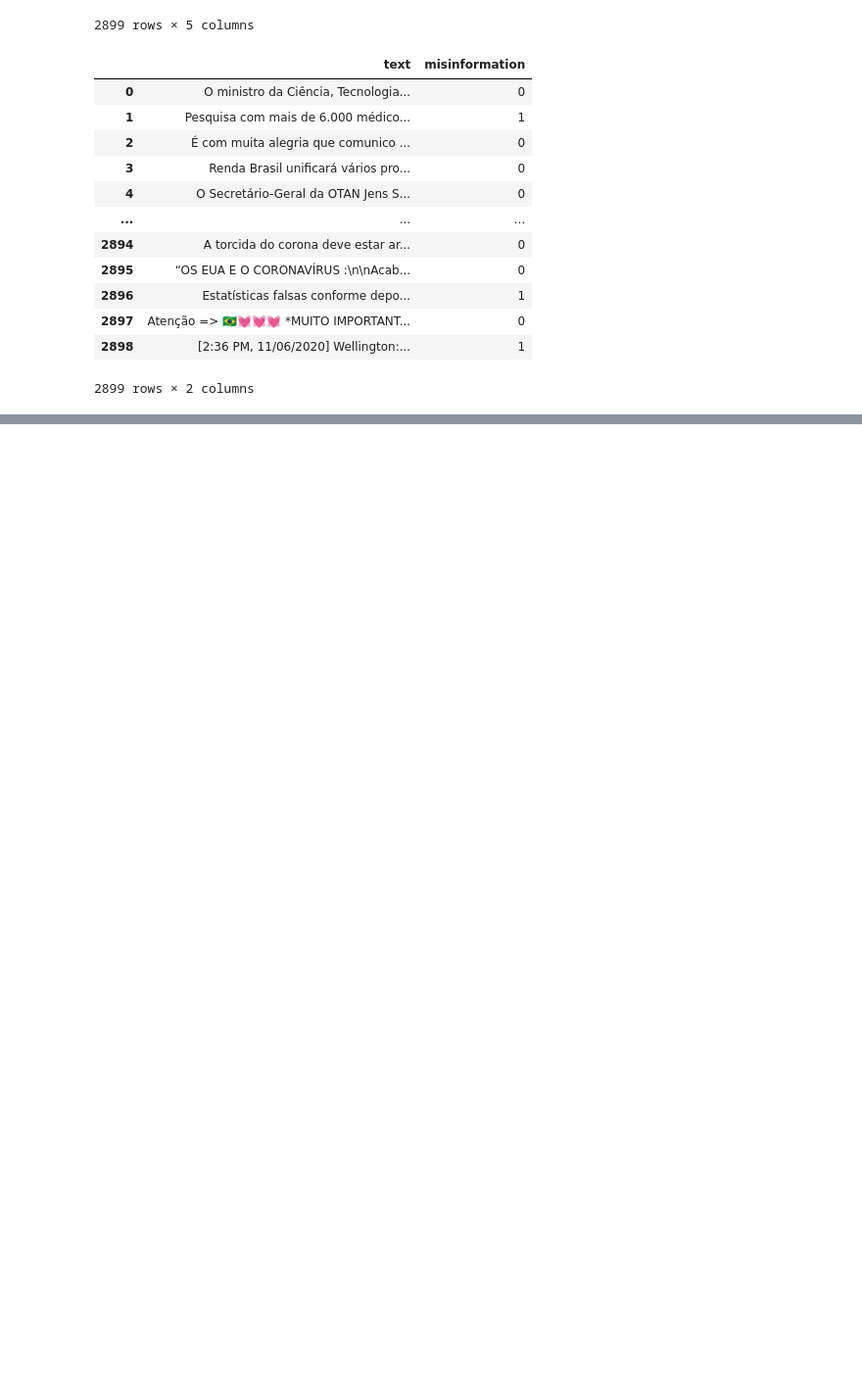
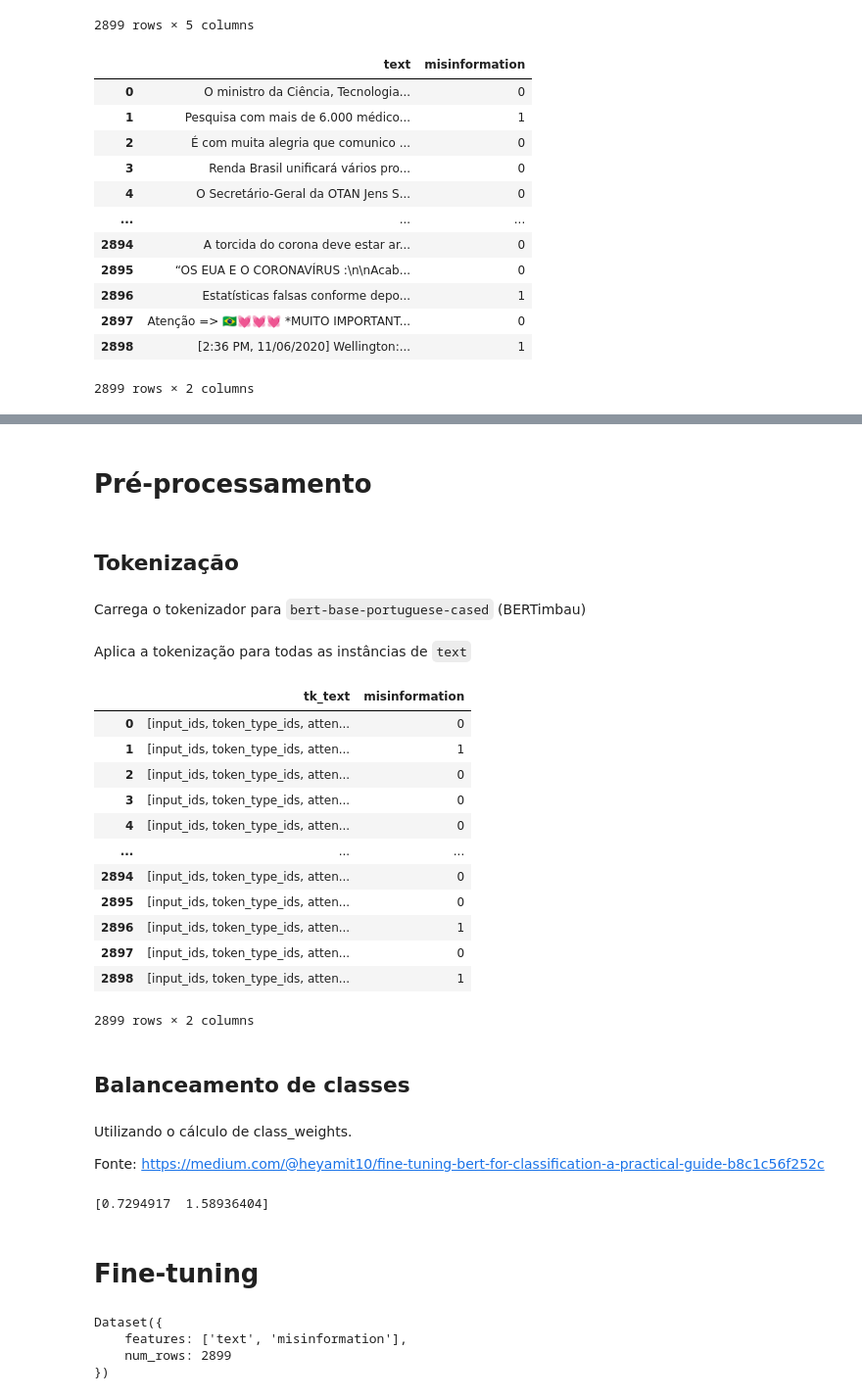
Before and after one commit to leonardoazzi/bert-misinfo-covid19, a Jupyter notebook: bertimbau-finetuning.ipynb, the cells around one changed output, grey strips where cells are left out. Shown: that part at 98% size. Cells and saved outputs as stored; diff of their text form; code cells hidden in the pictures; blank space fills up the shorter version.

```diff
--- a/bertimbau-finetuning.ipynb
+++ b/bertimbau-finetuning.ipynb
@@ -73,0 +123,68 @@ dataset_df
+# %% [markdown]
+# Pré-processamento
+# %% [markdown]
+## Tokenização
+# %% [markdown]
+Carrega o tokenizador para `bert-base-portuguese-cased` (BERTimbau)
+# %%
+from transformers import AutoTokenizer  # Or BertTokenizer
+
+tokenizer = AutoTokenizer.from_pretrained('neuralmind/bert-base-portuguese-cased', do_lower_case=False)
+# %% [markdown]
+Aplica a tokenização para todas as instâncias de `text`
+# %%
+def tokenize_function(examples):
+    print(examples)
+    return tokenizer(str(examples), padding="max_length", truncation=True, max_length=128)
+
+# Apply the tokenizer to the dataset
+tokenized_datasets = dataset_df.apply(lambda row: tokenize_function(row["text"]), axis=1)
+
+# Inspect tokenized samples
+tokenized_df = pd.DataFrame(tokenized_datasets, columns=["tk_text"])
+tokenized_df
+# %%
+data = pd.concat([tokenized_df, dataset_df["misinformation"]], axis=1, join="inner")
+data
+# %% [output]
+|  | tk_text | misinformation |
+| 0 | [input_ids, token_type_ids, atten... | 0 |
+| 1 | [input_ids, token_type_ids, atten... | 1 |
+| 2 | [input_ids, token_type_ids, atten... | 0 |
+| 3 | [input_ids, token_type_ids, atten... | 0 |
+| 4 | [input_ids, token_type_ids, atten... | 0 |
+| ... | ... | ... |
+| 2894 | [input_ids, token_type_ids, atten... | 0 |
+| 2895 | [input_ids, token_type_ids, atten... | 0 |
+| 2896 | [input_ids, token_type_ids, atten... | 1 |
+| 2897 | [input_ids, token_type_ids, atten... | 0 |
+| 2898 | [input_ids, token_type_ids, atten... | 1 |
+2899 rows × 2 columns
+# %% [markdown]
+## Balanceamento de classes
+# %% [markdown]
+Utilizando o cálculo de class_weights.
+
+Fonte: https://medium.com/@heyamit10/fine-tuning-bert-for-classification-a-practical-guide-b8c1c56f252c
+# %%
+from sklearn.utils.class_weight import compute_class_weight
+import numpy as np
+
+labels = data["misinformation"]
+class_weights = compute_class_weight("balanced", classes=np.unique(labels), y=labels)
+print(class_weights)
+# %% [output]
+[0.7294917  1.58936404]
+# %% [markdown]
+# Fine-tuning
+# %%
+from datasets import Dataset
+import datasets
+
+dataset = Dataset.from_pandas(dataset_df)
+dataset
+# %% [output]
+Dataset({
+    features: ['text', 'misinformation'],
+    num_rows: 2899
+})
```
Also changed, not shown: parts of 19 cells of this notebook.
